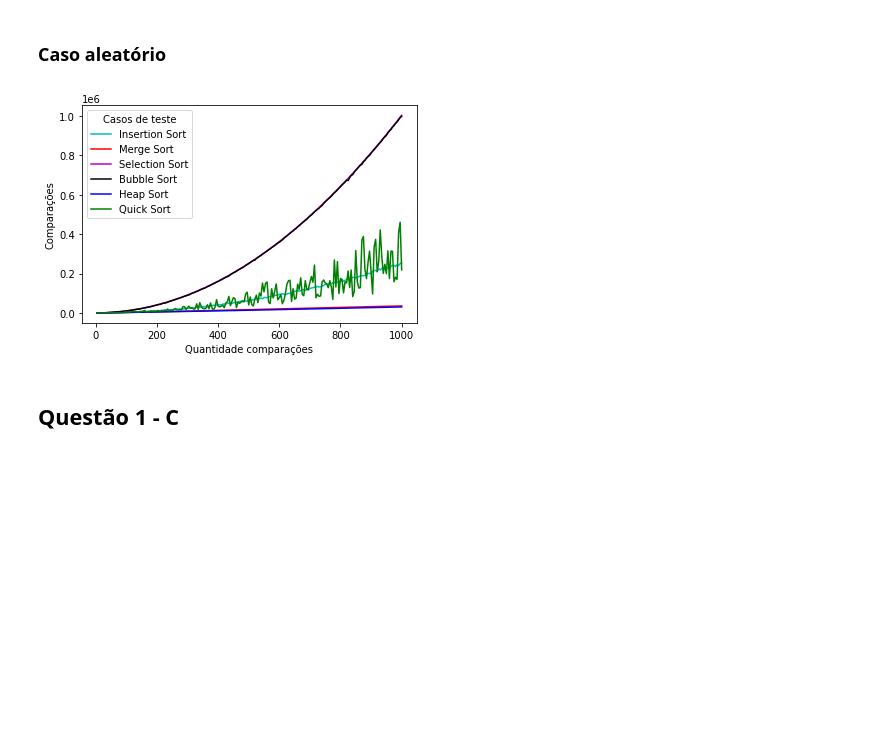
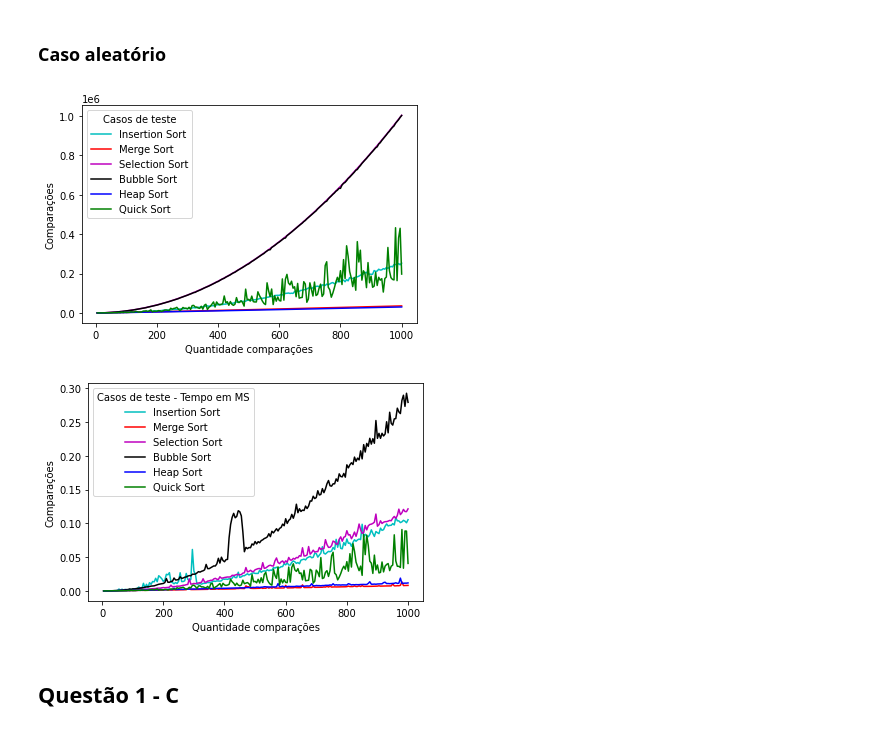
Before and after one commit to GustavoRFS/cpa-efc1, a Jupyter notebook: EFC1_GCC_253.ipynb, the cells around one changed output. Cells and saved outputs as stored; diff of their text form; code cells hidden in the pictures; blank space fills up the shorter version.

```diff
--- a/EFC1_GCC_253.ipynb
+++ b/EFC1_GCC_253.ipynb
@@ -562,14 +751,18 @@ O algoritmo Quick Sort tem como melhor caso o arranjo desordenado enquanto tem c
 # %%
 i = 5
 melhoresCasosQuickSort = {}
+melhoresCasosQuickSortTempo = {}
 pioresCasosQuickSort = {}
+pioresCasosQuickSortTempo = {}
 casosAleatoriosQuickSort = {}
+casosAleatoriosQuickSortTempo = {}
+
 while i <= 1000:
   arranjoAleatorio = np.random.randint(0,100000,i)
-  casosAleatoriosQuickSort[i] = quickSortA(arranjoAleatorio)
+  casosAleatoriosQuickSort[i], casosAleatoriosQuickSortTempo[i] = quickSortA(arranjoAleatorio)
   if i < 50:
-    melhoresCasosQuickSort[i] = quickSortA(arranjoAleatorio)
-    pioresCasosQuickSort[i] = quickSortA(np.arange(i))
+    melhoresCasosQuickSort[i],melhoresCasosQuickSortTempo[i] = quickSortA(arranjoAleatorio)
+    pioresCasosQuickSort[i],pioresCasosQuickSortTempo[i] = quickSortA(np.arange(i))
   i += 5
 
 plt.plot(list(pioresCasosQuickSort.keys()), list(pioresCasosQuickSort.values()),label='Pior caso',color='red')
@@ -580,4 +773,13 @@ plt.xlabel("Quantidade comparações")
 plt.ylabel("Comparações")
 plt.legend(title="Casos de teste")
 plt.show()
+
+plt.plot(list(pioresCasosQuickSortTempo.keys()), list(pioresCasosQuickSortTempo.values()),label='Pior caso',color='red')
+plt.plot(list(melhoresCasosQuickSortTempo.keys()), list(melhoresCasosQuickSortTempo.values()),label='Melhor caso',color='green')
+plt.plot(list(casosAleatoriosQuickSortTempo.keys()), list(casosAleatoriosQuickSortTempo.values()), label='Caso aleatório',color='blue')
+
+plt.xlabel("Quantidade comparações")
+plt.ylabel("Comparações")
+plt.legend(title="Casos de teste - Tempo em MS")
+plt.show()
 # %% [output]
@@ -649,16 +897,28 @@ plt.show()
 # %%
 plt.plot(list(casosAleatoriosInsertionSort.keys()), list(casosAleatoriosInsertionSort.values()),label='Insertion Sort',color='c')
 plt.plot(list(casosAleatoriosMergeSort.keys()), list(casosAleatoriosMergeSort.values()),label='Merge Sort',color='r')
 plt.plot(list(casosAleatoriosSelectionSort.keys()), list(casosAleatoriosSelectionSort.values()),label='Selection Sort',color='m')
 plt.plot(list(casosAleatoriosBubbleSort.keys()), list(casosAleatoriosBubbleSort.values()),label='Bubble Sort',color='k')
 plt.plot(list(casosAleatoriosHeapSort.keys()), list(casosAleatoriosHeapSort.values()),label='Heap Sort',color='b')
 plt.plot(list(casosAleatoriosQuickSort.keys()), list(casosAleatoriosQuickSort.values()),label='Quick Sort',color='g')
 plt.xlabel("Quantidade comparações")
 plt.ylabel("Comparações")
 plt.legend(title="Casos de teste")
 plt.show()
+
+plt.plot(list(casosAleatoriosInsertionSortTempo.keys()), list(casosAleatoriosInsertionSortTempo.values()),label='Insertion Sort',color='c')
+plt.plot(list(casosAleatoriosMergeSortTempo.keys()), list(casosAleatoriosMergeSortTempo.values()),label='Merge Sort',color='r')
+plt.plot(list(casosAleatoriosSelectionSortTempo.keys()), list(casosAleatoriosSelectionSortTempo.values()),label='Selection Sort',color='m')
+plt.plot(list(casosAleatoriosBubbleSortTempo.keys()), list(casosAleatoriosBubbleSortTempo.values()),label='Bubble Sort',color='k')
+plt.plot(list(casosAleatoriosHeapSortTempo.keys()), list(casosAleatoriosHeapSortTempo.values()),label='Heap Sort',color='b')
+plt.plot(list(casosAleatoriosQuickSortTempo.keys()), list(casosAleatoriosQuickSortTempo.values()),label='Quick Sort',color='g')
+plt.xlabel("Quantidade comparações")
+plt.ylabel("Comparações")
+plt.legend(title="Casos de teste - Tempo em MS")
+plt.show()
 # %% [output]
-[figure, old version]
+[figure, new version]
+[figure, added]
 # %% [markdown]
 ## Questão 1 - C
 # %% [markdown]
```
Also changed, not shown: parts of 39 cells of this notebook.
